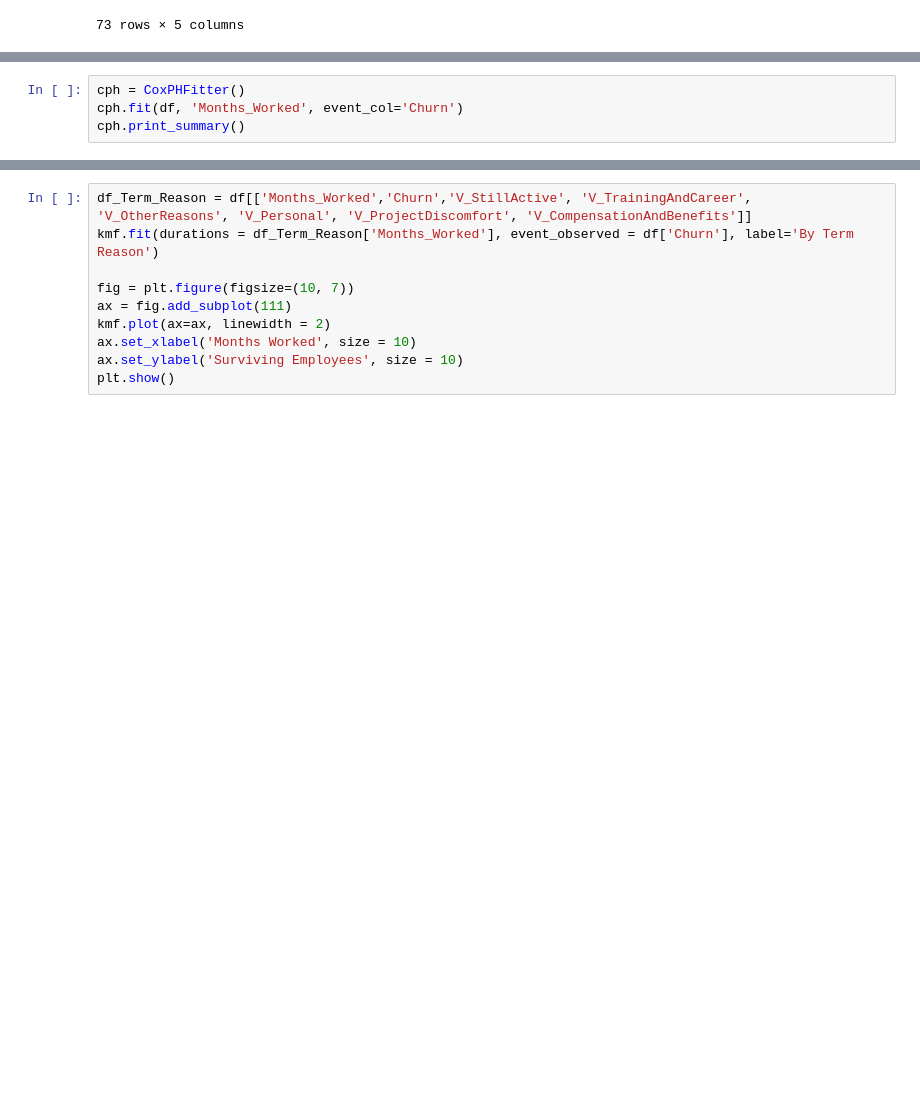
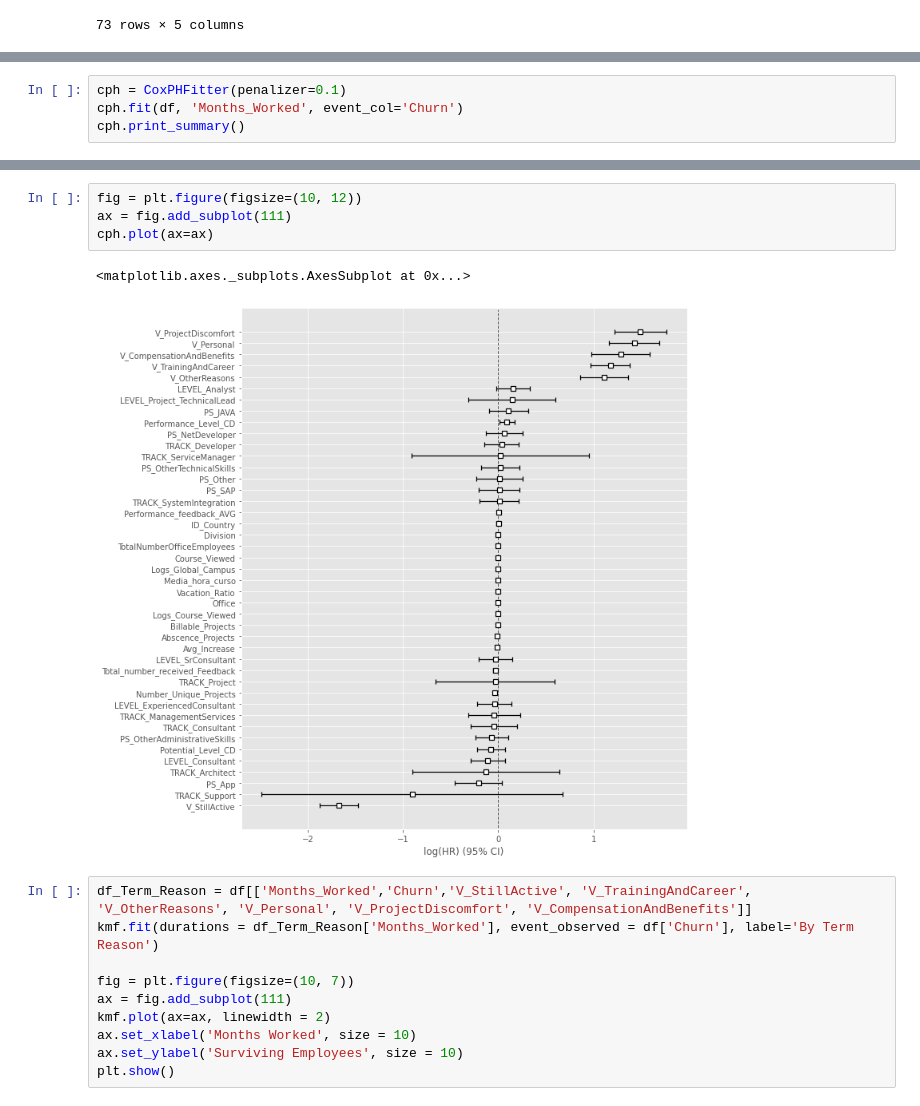
Before and after one commit to WarriorQro78AGC/DT-March21-CapstoneProject, a Jupyter notebook: Src/CapstoneVer2.ipynb, the cells around one changed output, grey strips where cells are left out. Drawn from its saved outputs; the diff is of its cells as text; blank space fills up the shorter version.

```diff
--- a/Src/CapstoneVer2.ipynb
+++ b/Src/CapstoneVer2.ipynb
@@ -1071,5 +1071,5 @@ Name: HR Features, dtype: float64
 # %%
-cph = CoxPHFitter()
+cph = CoxPHFitter(penalizer=0.1)
 cph.fit(df, 'Months_Worked', event_col='Churn')
 cph.print_summary()
 # %% [output]
@@ -1084,3 +1107,10 @@ ConvergenceError: Convergence halted due to matrix inversion problems. Suspicion
+# %%
+fig = plt.figure(figsize=(10, 12))
+ax = fig.add_subplot(111)
+cph.plot(ax=ax)
+# %% [output]
+<matplotlib.axes._subplots.AxesSubplot at 0x...>
+[figure, added]
 # %%
 df_Term_Reason = df[['Months_Worked','Churn','V_StillActive', 'V_TrainingAndCareer', 'V_OtherReasons', 'V_Personal', 'V_ProjectDiscomfort', 'V_CompensationAndBenefits']]
 kmf.fit(durations = df_Term_Reason['Months_Worked'], event_observed = df['Churn'], label='By Term Reason')
```
Also changed, not shown: parts of 8 cells of this notebook.
